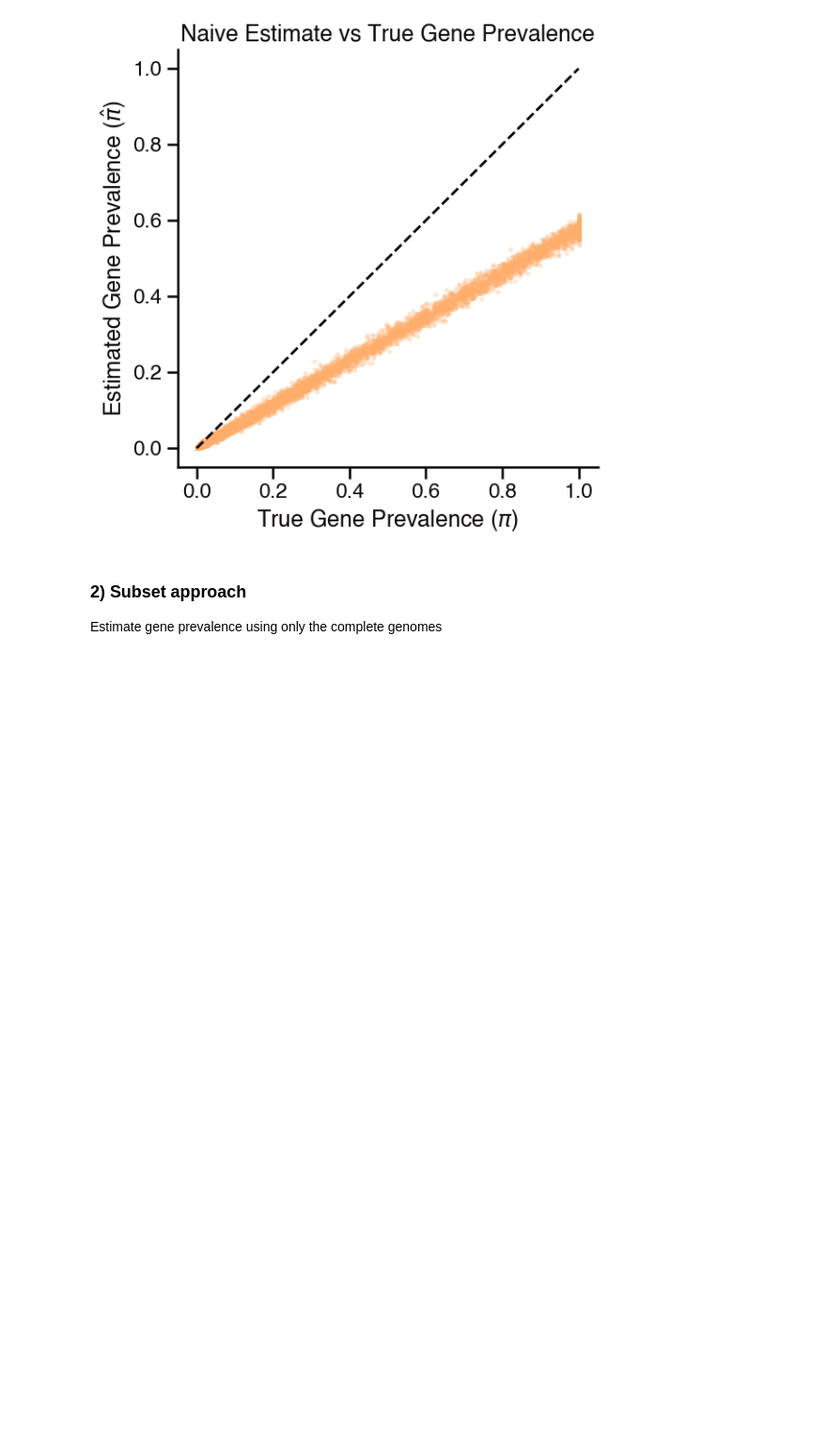
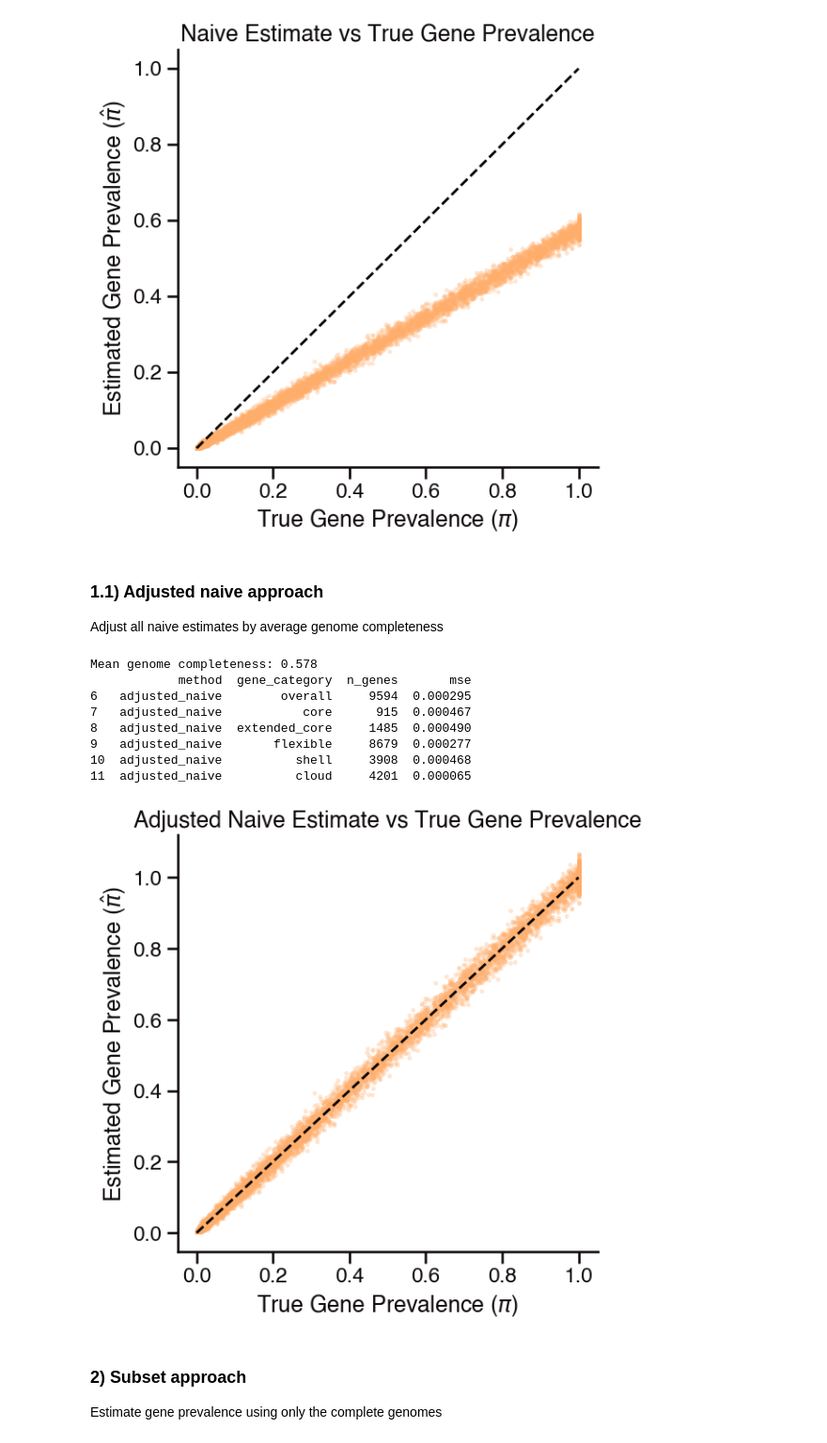
Before and after one commit to blasks/gene-prevalence, a Jupyter notebook: experiments/2-method-comparison-simulations.ipynb, the cells around one changed output. Shown at 94% size. Cells and saved outputs as stored; diff of their text form; code cells hidden in the pictures; blank space fills up the shorter version.

```diff
--- a/experiments/2-method-comparison-simulations.ipynb
+++ b/experiments/2-method-comparison-simulations.ipynb
@@ -227,6 +227,55 @@ plt.show()
 4  naive          shell     3908  0.051838
 5  naive          cloud     4201  0.000612
 [figure]
+# %% [markdown]
+### 1.1) Adjusted naive approach
+Adjust all naive estimates by average genome completeness
+# %%
+# adjust naive estimates by overall average genome completeness
+
+adjusted_naive_pi_estimates = naive_pi_estimates / completeness_vector.mean()
+print("Mean genome completeness:", round(completeness_vector.mean(), 3))
+
+# calculate mse of naive estimates on full dataset and subset by gene category
+for category, genes in category_definitions.items():
+    mse = np.mean((adjusted_naive_pi_estimates[genes] - true_pi_values[genes]) ** 2)
+    results.append({
+        'method': 'adjusted_naive',
+        'gene_category': category,
+        'n_genes': len(genes),
+        'mse': mse
+    })
+mse_df = pd.DataFrame(results, columns=['method', 'gene_category', 'n_genes', 'mse'])
+print(mse_df[mse_df['method'] == 'adjusted_naive'])
+
+# build scatterplot of naive estimates vs true pi values
+fig, ax = plt.subplots(figsize=(6, 6))
+sns.scatterplot(
+    x=true_pi_values,
+    y=adjusted_naive_pi_estimates,
+    color=sns.color_palette()[1],
+    alpha=0.3,
+    s=10,
+    edgecolor=None,
+    ax=ax
+)
+plt.xlabel(r"True Gene Prevalence ($\pi$)")
+plt.ylabel(r"Estimated Gene Prevalence ($\hat{\pi}$)")
+plt.title('Adjusted Naive Estimate vs True Gene Prevalence')
+# add diagonal line for reference
+lims = [0, 1]
+ax.plot(lims, lims, 'k--', zorder=1)
+plt.show()
+# %% [output]
+Mean genome completeness: 0.578
+            method  gene_category  n_genes       mse
+6   adjusted_naive        overall     9594  0.000295
+7   adjusted_naive           core      915  0.000467
+8   adjusted_naive  extended_core     1485  0.000490
+9   adjusted_naive       flexible     8679  0.000277
+10  adjusted_naive          shell     3908  0.000468
+11  adjusted_naive          cloud     4201  0.000065
+[figure, added]
 # %% [markdown]
 ### 2) Subset approach
 Estimate gene prevalence using only the complete genomes
```
Also changed, not shown: parts of 4 cells of this notebook, 3 other files.
